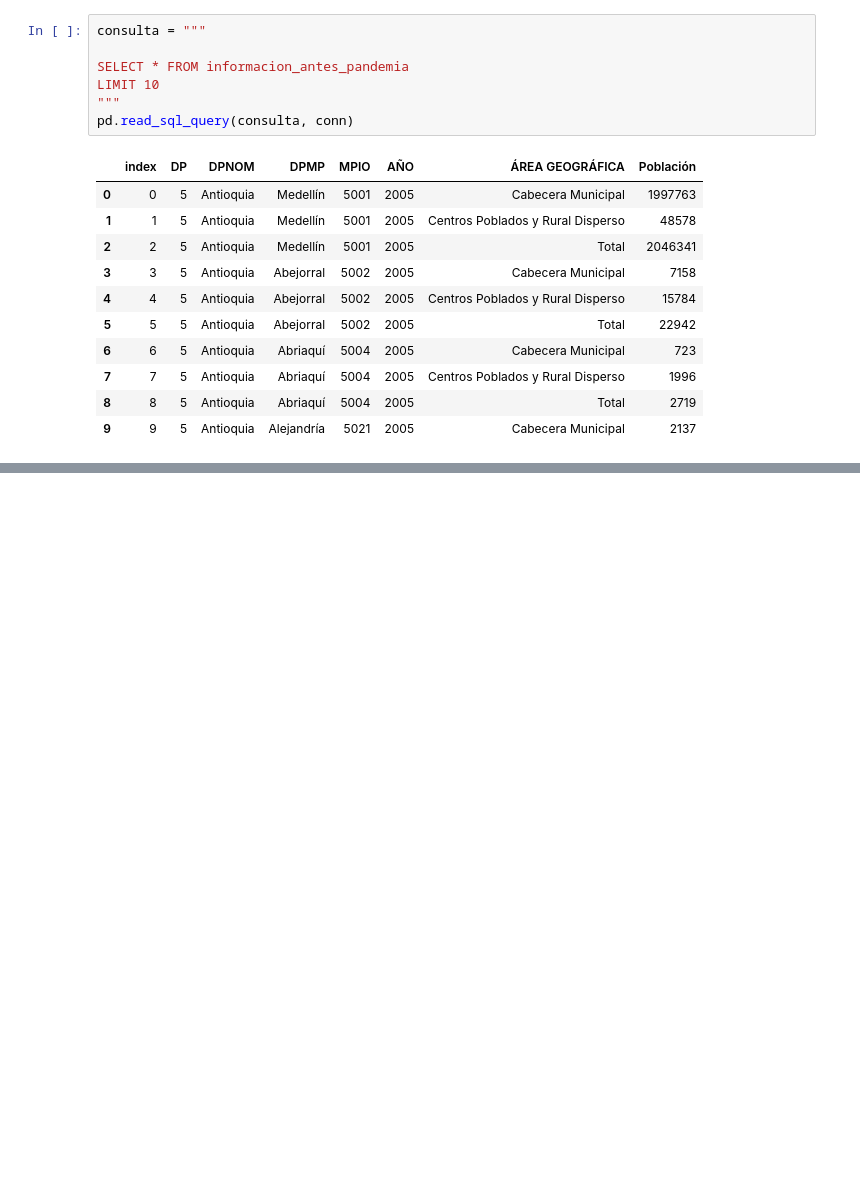
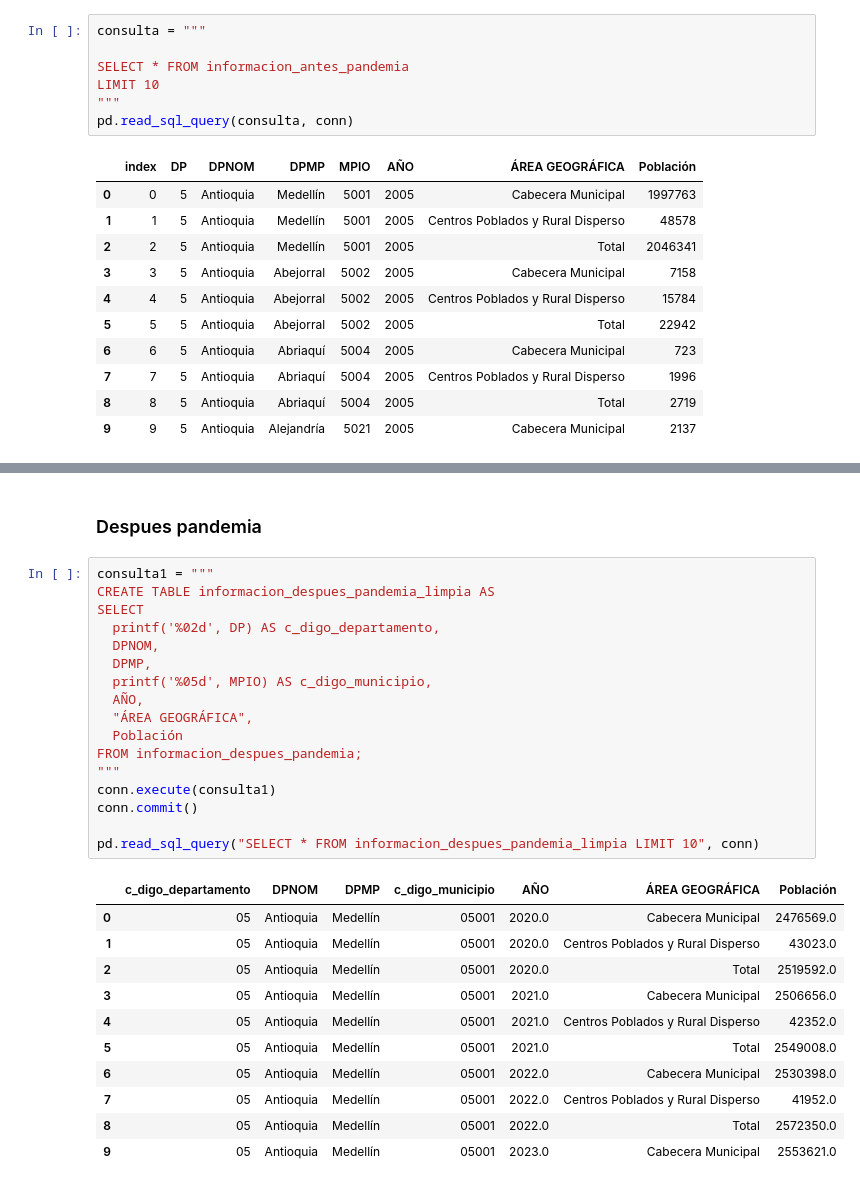
Before and after one commit to Lauvo48/clase1, a Jupyter notebook: Código/Clase_Wilmer.ipynb, the cells around one changed output, grey strips where cells are left out. Saved outputs shown, nothing was run; the diff lists cells and outputs as text; blank space fills up the shorter version.

```diff
--- a/Código/Clase_Wilmer.ipynb
+++ b/Código/Clase_Wilmer.ipynb
@@ -586,0 +878,31 @@ pd.read_sql_query(consulta, conn)
+# %% [markdown]
+### Despues pandemia
+# %%
+consulta1 = """
+CREATE TABLE informacion_despues_pandemia_limpia AS
+SELECT
+  printf('%02d', DP) AS c_digo_departamento,
+  DPNOM,
+  DPMP,
+  printf('%05d', MPIO) AS c_digo_municipio,
+  AÑO,
+  "ÁREA GEOGRÁFICA",
+  Población
+FROM informacion_despues_pandemia;
+"""
+conn.execute(consulta1)
+conn.commit()
+
+pd.read_sql_query("SELECT * FROM informacion_despues_pandemia_limpia LIMIT 10", conn)
+# %% [output]
+|  | c_digo_departamento | DPNOM | DPMP | c_digo_municipio | AÑO | ÁREA GEOGRÁFICA | Población |
+| 0 | 05 | Antioquia | Medellín | 05001 | 2020.0 | Cabecera Municipal | 2476569.0 |
+| 1 | 05 | Antioquia | Medellín | 05001 | 2020.0 | Centros Poblados y Rural Disperso | 43023.0 |
+| 2 | 05 | Antioquia | Medellín | 05001 | 2020.0 | Total | 2519592.0 |
+| 3 | 05 | Antioquia | Medellín | 05001 | 2021.0 | Cabecera Municipal | 2506656.0 |
+| 4 | 05 | Antioquia | Medellín | 05001 | 2021.0 | Centros Poblados y Rural Disperso | 42352.0 |
+| 5 | 05 | Antioquia | Medellín | 05001 | 2021.0 | Total | 2549008.0 |
+| 6 | 05 | Antioquia | Medellín | 05001 | 2022.0 | Cabecera Municipal | 2530398.0 |
+| 7 | 05 | Antioquia | Medellín | 05001 | 2022.0 | Centros Poblados y Rural Disperso | 41952.0 |
+| 8 | 05 | Antioquia | Medellín | 05001 | 2022.0 | Total | 2572350.0 |
+| 9 | 05 | Antioquia | Medellín | 05001 | 2023.0 | Cabecera Municipal | 2553621.0 |
```
Also changed, not shown: parts of 75 cells of this notebook, 7 other files.
